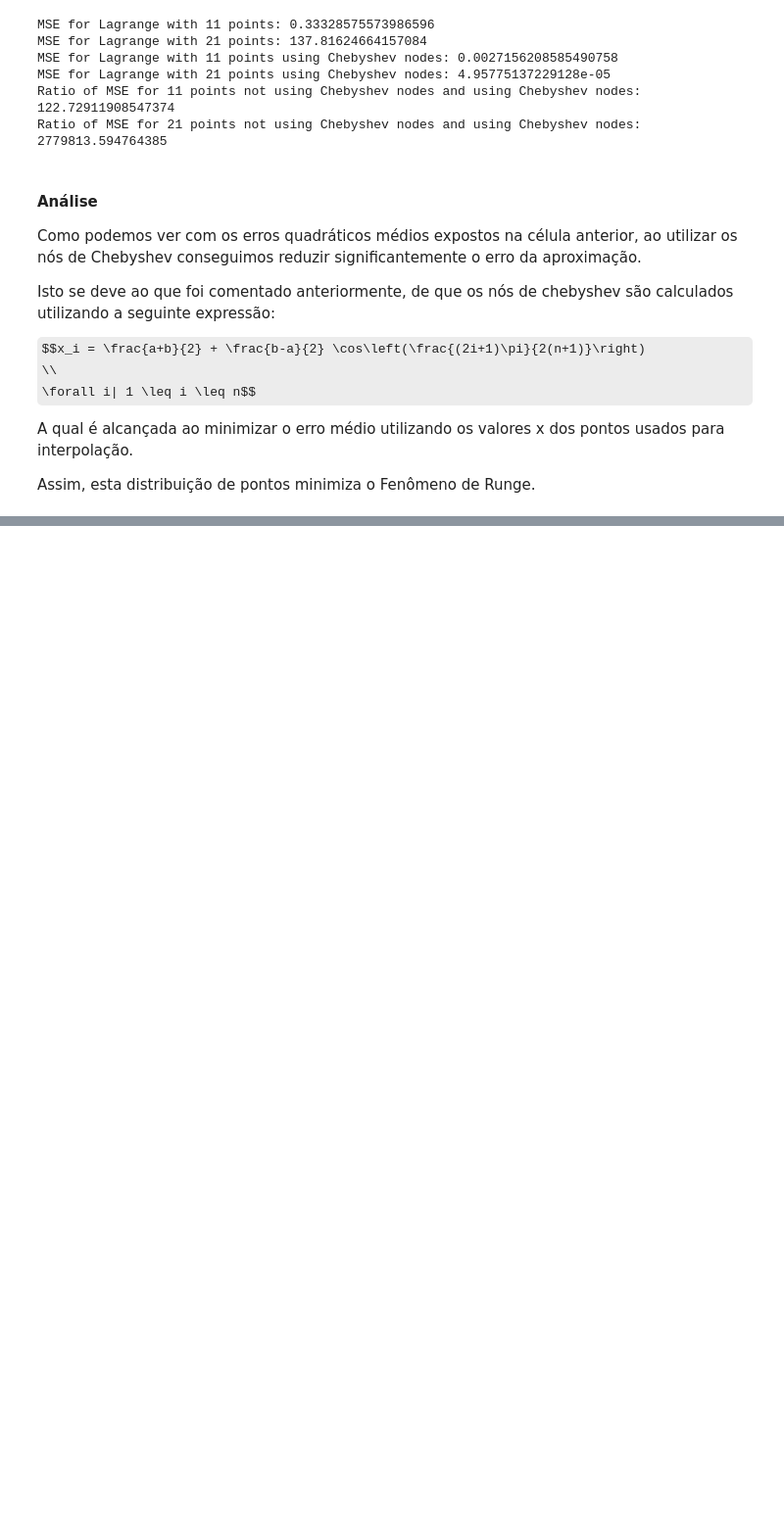
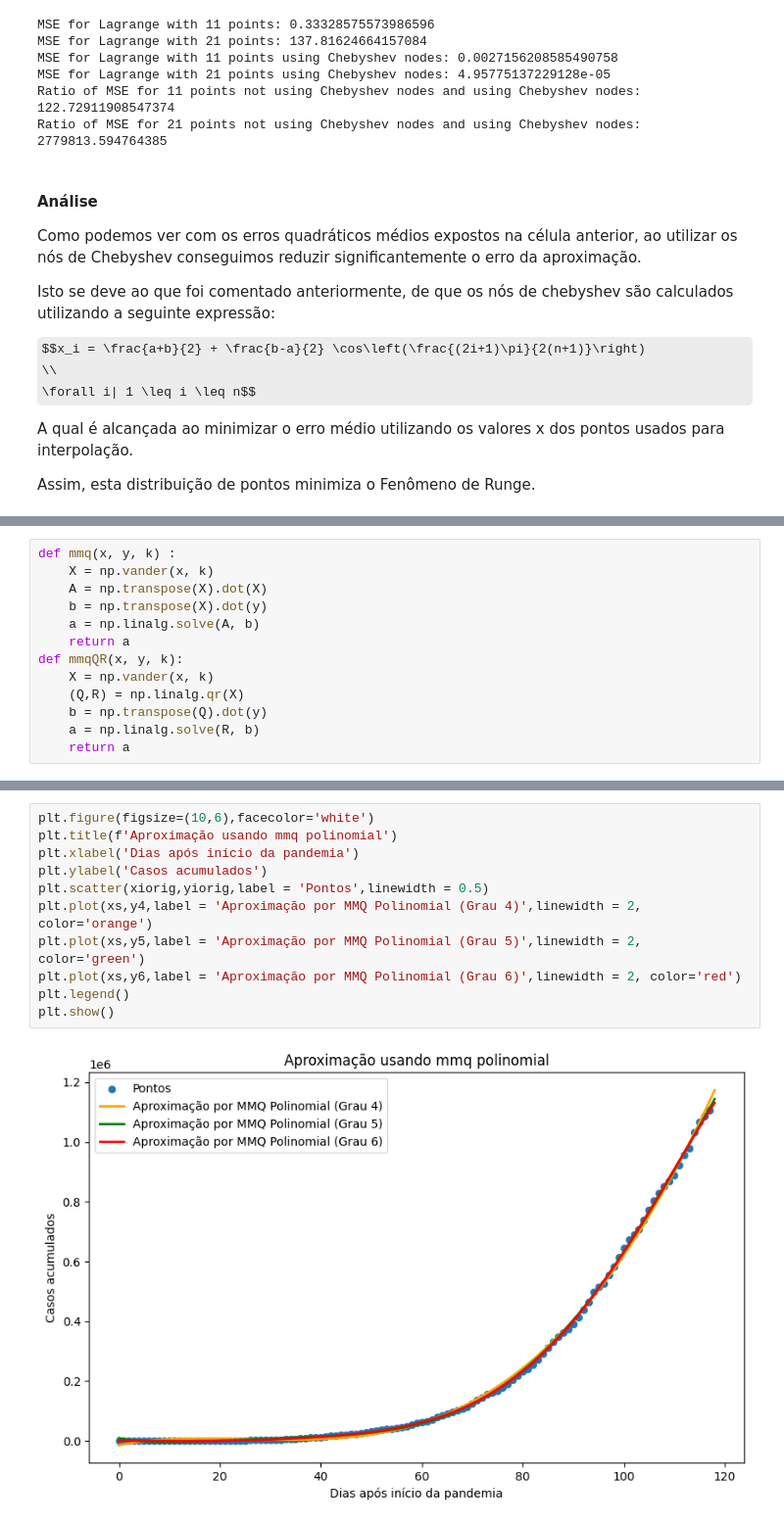
Before and after one commit to clr-cera/CalcNum, a Jupyter notebook: projeto_final.ipynb, the cells around one changed output, grey strips where cells are left out. Shown at 98% size. Drawn from its saved outputs; the diff is of its cells as text; some formulas as TeX source; blank space fills up the shorter version.

```diff
--- a/projeto_final.ipynb
+++ b/projeto_final.ipynb
@@ -500,0 +505,13 @@ Assim, esta distribuição de pontos minimiza o Fenômeno de Runge.
+# %%
+def mmq(x, y, k) :
+    X = np.vander(x, k)
+    A = np.transpose(X).dot(X)
+    b = np.transpose(X).dot(y)
+    a = np.linalg.solve(A, b)
+    return a
+def mmqQR(x, y, k):
+    X = np.vander(x, k)
+    (Q,R) = np.linalg.qr(X)
+    b = np.transpose(Q).dot(y)
+    a = np.linalg.solve(R, b)
+    return a
@@ -500,0 +615,13 @@ Assim, esta distribuição de pontos minimiza o Fenômeno de Runge.
+# %%
+plt.figure(figsize=(10,6),facecolor='white')
+plt.title(f'Aproximação usando mmq polinomial')
+plt.xlabel('Dias após início da pandemia')
+plt.ylabel('Casos acumulados')
+plt.scatter(xiorig,yiorig,label = 'Pontos',linewidth = 0.5)
+plt.plot(xs,y4,label = 'Aproximação por MMQ Polinomial (Grau 4)',linewidth = 2, color='orange')
+plt.plot(xs,y5,label = 'Aproximação por MMQ Polinomial (Grau 5)',linewidth = 2, color='green')
+plt.plot(xs,y6,label = 'Aproximação por MMQ Polinomial (Grau 6)',linewidth = 2, color='red')
+plt.legend()
+plt.show()
+# %% [output]
+[figure, added]
```
Also changed, not shown: parts of 24 cells of this notebook, 1 other file.
